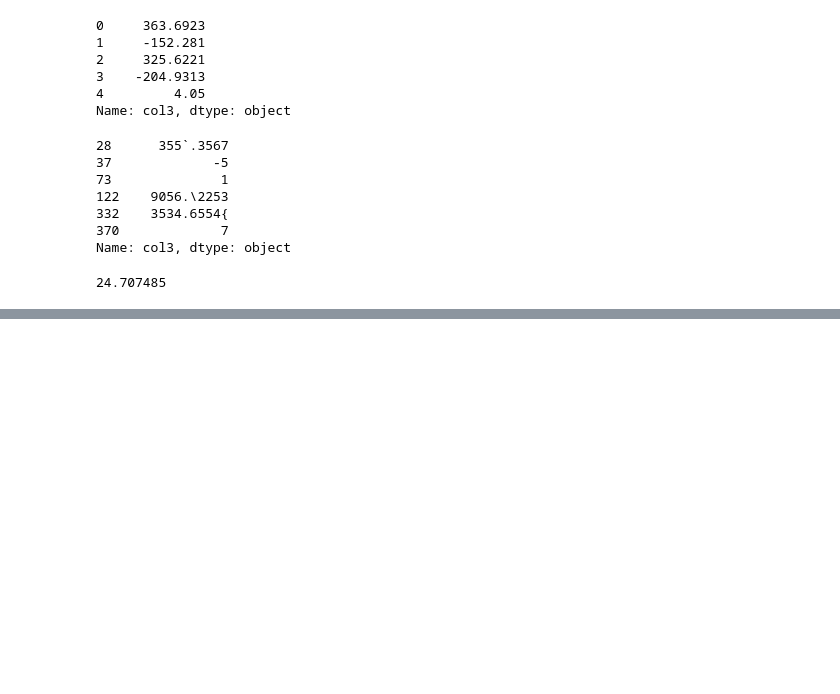
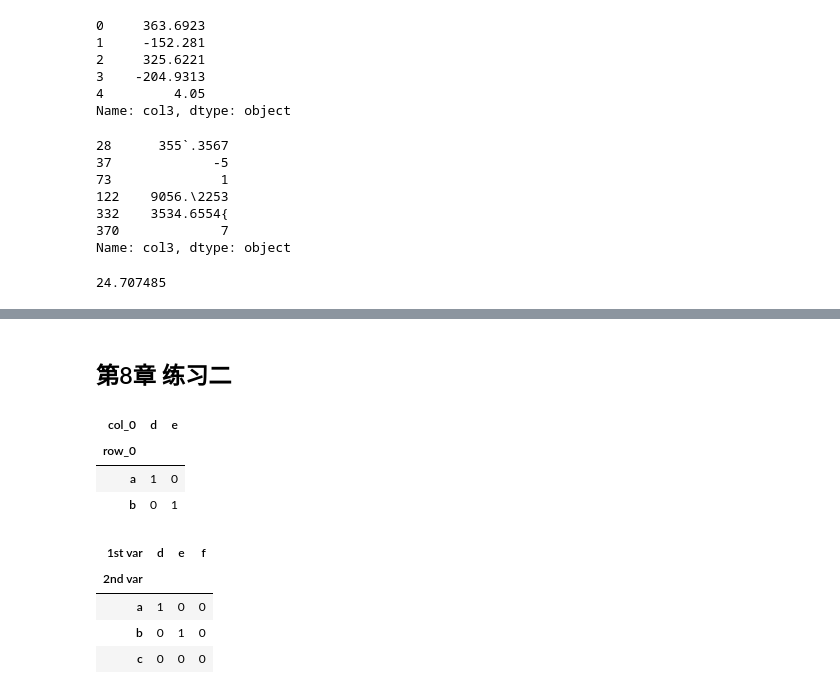
Before and after one commit to datawhalechina/joyful-pandas, a Jupyter notebook: 参考答案.ipynb, the cells around one changed output, grey strips where cells are left out. Cells and saved outputs as stored; diff of their text form; code cells hidden in the pictures; blank space fills up the shorter version.

```diff
--- a/参考答案.ipynb
+++ b/参考答案.ipynb
@@ -891,0 +931,27 @@ df['col3'].astype('float').mean()
+# %% [markdown]
+## 第8章 练习二
+# %%
+foo = pd.Categorical(['a', 'b'], categories=['a', 'b', 'c'])
+bar = pd.Categorical(['d', 'e'], categories=['d', 'e', 'f'])
+pd.crosstab(foo, bar)
+# %% [output]
+| col_0 | d | e |
+| row_0 |  |  |
+| a | 1 | 0 |
+| b | 0 | 1 |
+# %%
+def my_crosstab(foo,bar):
+    num = len(foo)
+    s1 = pd.Series([i for i in list(foo.categories.union(set(foo)))],name='2nd var')
+    s2 = [i for i in list(bar.categories.union(set(bar)))]
+    df = pd.DataFrame({i:[0]*len(s1) for i in s2},index=s1)
+    for i in range(num):
+        df.at[foo[i],bar[i]] += 1
+    return df.rename_axis('1st var',axis=1)
+my_crosstab(foo,bar)
+# %% [output]
+| 1st var | d | e | f |
+| 2nd var |  |  |  |
+| a | 1 | 0 | 0 |
+| b | 0 | 1 | 0 |
+| c | 0 | 0 | 0 |
```
Also changed, not shown: parts of 8 cells of this notebook, 2 other files.
